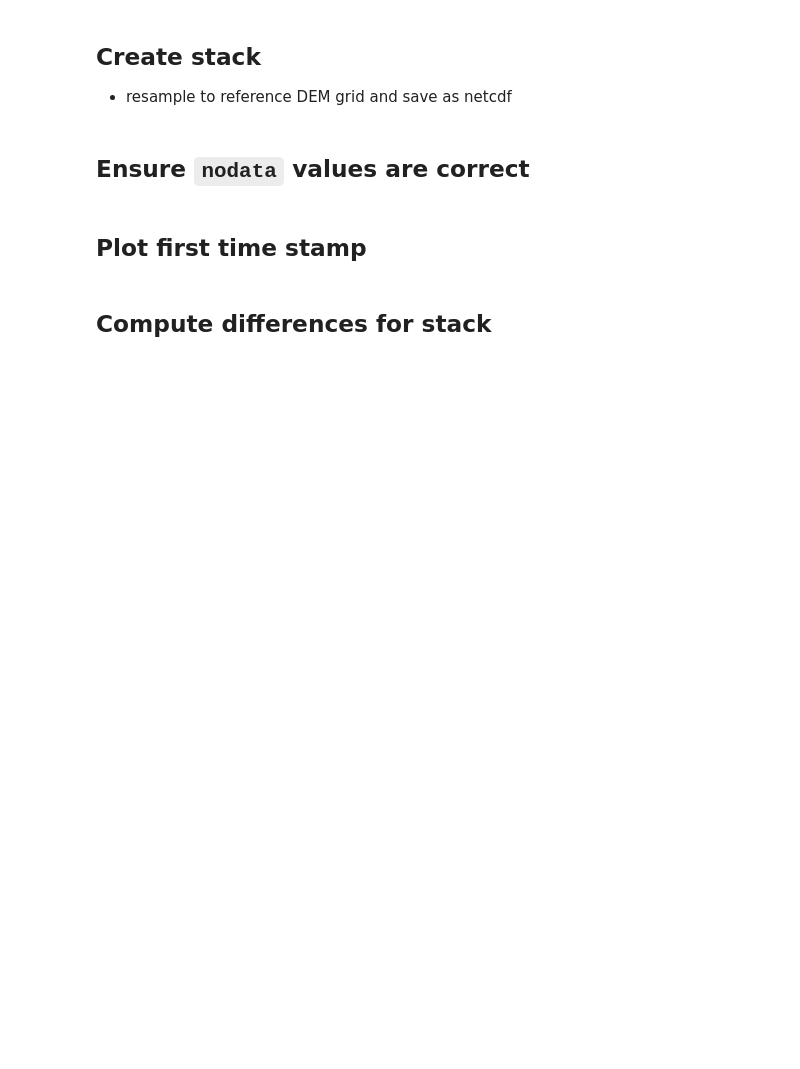
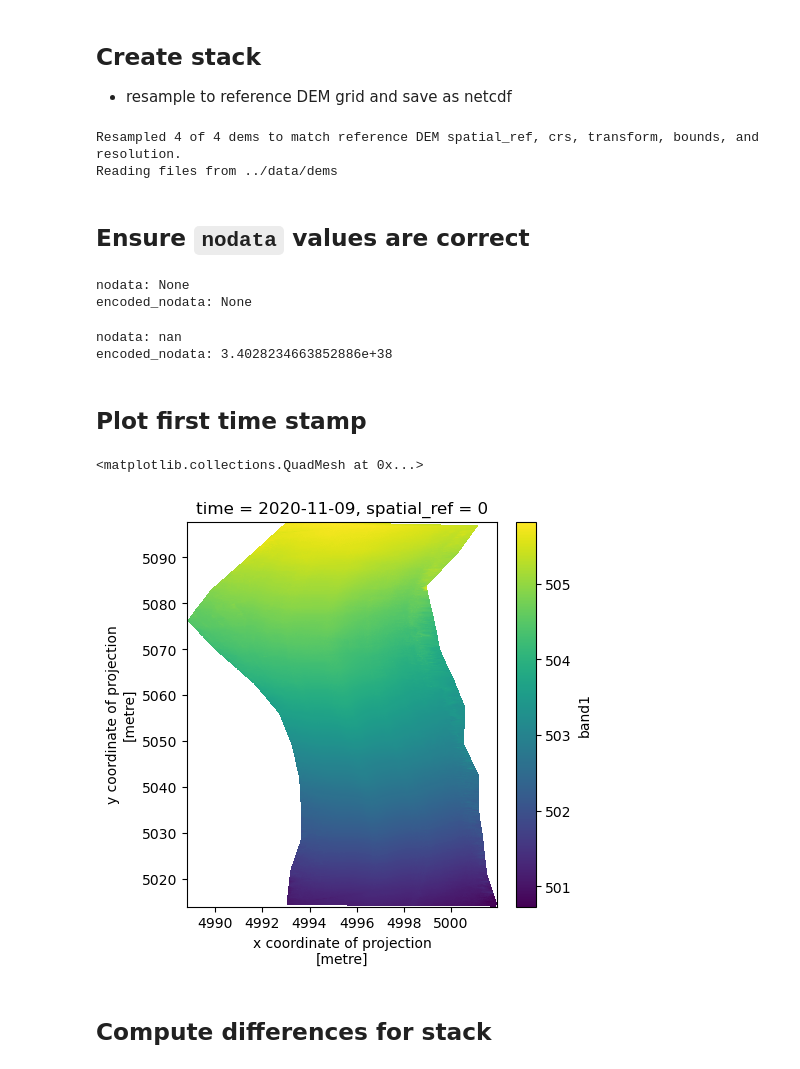
Before and after one commit to amanaster2/micro_diff, a Jupyter notebook: notebooks/stack_rasters.ipynb, the cells around one changed output. Drawn from its saved outputs; the diff is of its cells as text; code cells hidden in the pictures; blank space fills up the shorter version.

```diff
--- a/notebooks/stack_rasters.ipynb
+++ b/notebooks/stack_rasters.ipynb
@@ -36,12 +102,12 @@ dsm_files
 - Assuming SfM and lidar collected on the same data are only used for validation of the SfM data
 - Assuming the lidar is always "better" and will thus be used for the quantitative measurements and time series analysis
 # %%
-dsm_files = ['../data/dems/wsyr1_20201108_KID13_LiDAR.tif',
-             '../data/dems/wsyr1_20201109_KID13_sfm.tif',
+dsm_files = ['../data/dems/wsyr1_20201109_KID13_LiDAR.tif',
+            #  '../data/dems/wsyr1_20201109_KID13_sfm.tif',
              '../data/dems/wsyr1_20210208_KID13_sfm.tif',
-            #  '../data/dems/wsyr1_20210406_KID13_sfm.tif',
+             '../data/dems/wsyr1_20210406_KID13_sfm.tif',
             #  '../data/dems/wsyr1_20210513_KID13_LiDAR.tif',
-            #  '../data/dems/wsyr1_20210513_KID13_sfm.tif',
+             '../data/dems/wsyr1_20210513_KID13_sfm.tif',
             ]
 # %% [markdown]
 ## Parse time stamps
@@ -70,6 +141,9 @@ ds = gtsa.io.xr_stack_geotifs(
     cleanup=False,
     verbose=True,
 )
+# %% [output]
+Resampled 4 of 4 dems to match reference DEM spatial_ref, crs, transform, bounds, and resolution.
+Reading files from ../data/dems
 # %% [markdown]
 ## Ensure `nodata` values are correct
 # %%
@@ -79,16 +153,25 @@ ds_nodata = ds_nodata.where(ds_nodata!=nd)
 
 print(f"nodata: {ds_nodata.rio.nodata}")
 print(f"encoded_nodata: {ds_nodata.rio.encoded_nodata}")
+# %% [output]
+nodata: None
+encoded_nodata: None
 # %%
 ds_nodata.rio.write_nodata(nd, encoded=True,inplace=True)
 
 print(f"nodata: {ds_nodata.rio.nodata}")
 print(f"encoded_nodata: {ds_nodata.rio.encoded_nodata}")
+# %% [output]
+nodata: nan
+encoded_nodata: 3.4028234663852886e+38
 # %% [markdown]
 ## Plot first time stamp
 # %%
-ds_nodata.isel(time=1).plot(aspect='equal',
+ds_nodata.isel(time=0).plot(aspect='equal',
                               size=5)
+# %% [output]
+<matplotlib.collections.QuadMesh at 0x...>
+[figure, added]
 # %% [markdown]
 ## Compute differences for stack
 # %%
```
Also changed, not shown: parts of 10 cells of this notebook, 1 other file.
